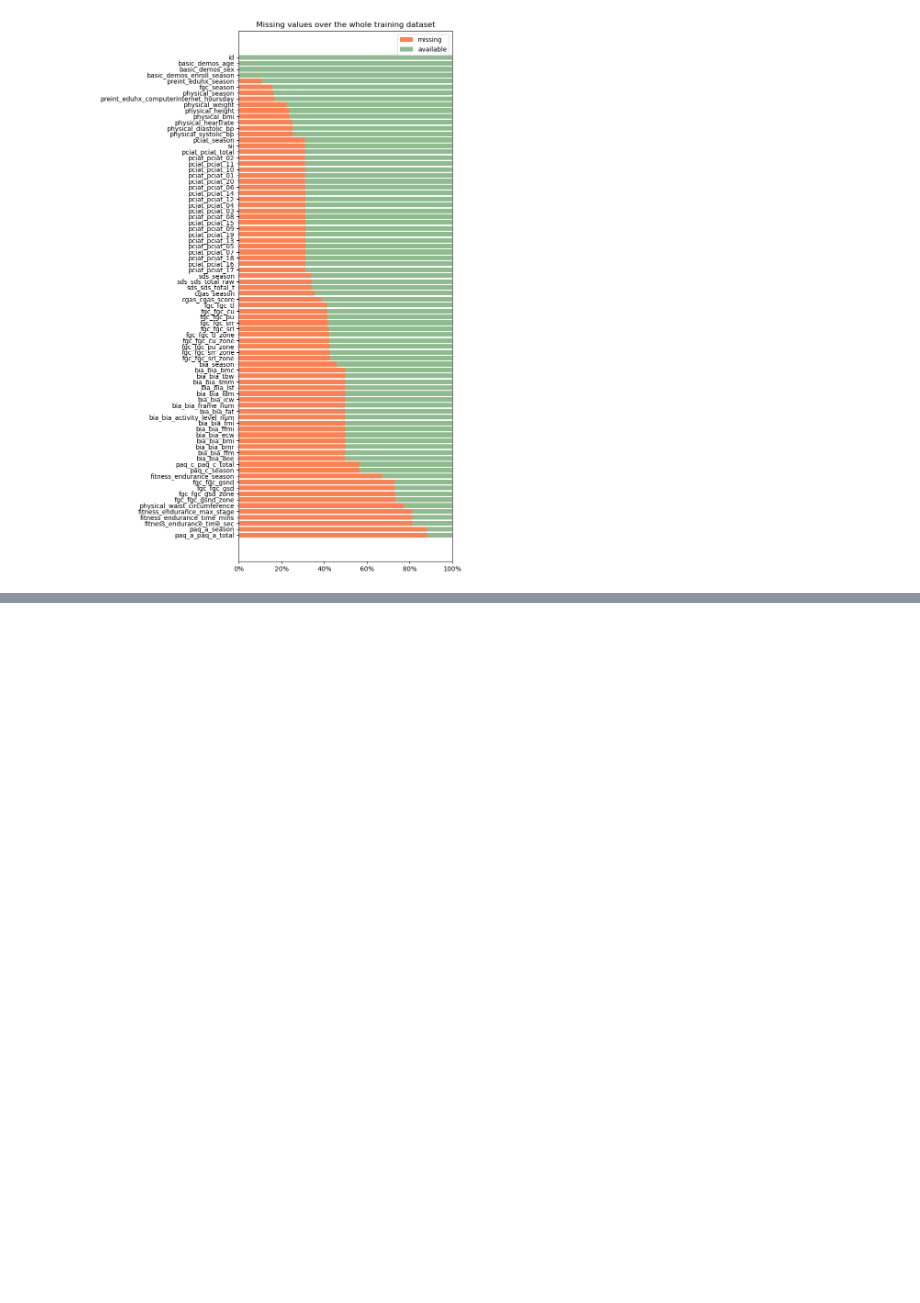
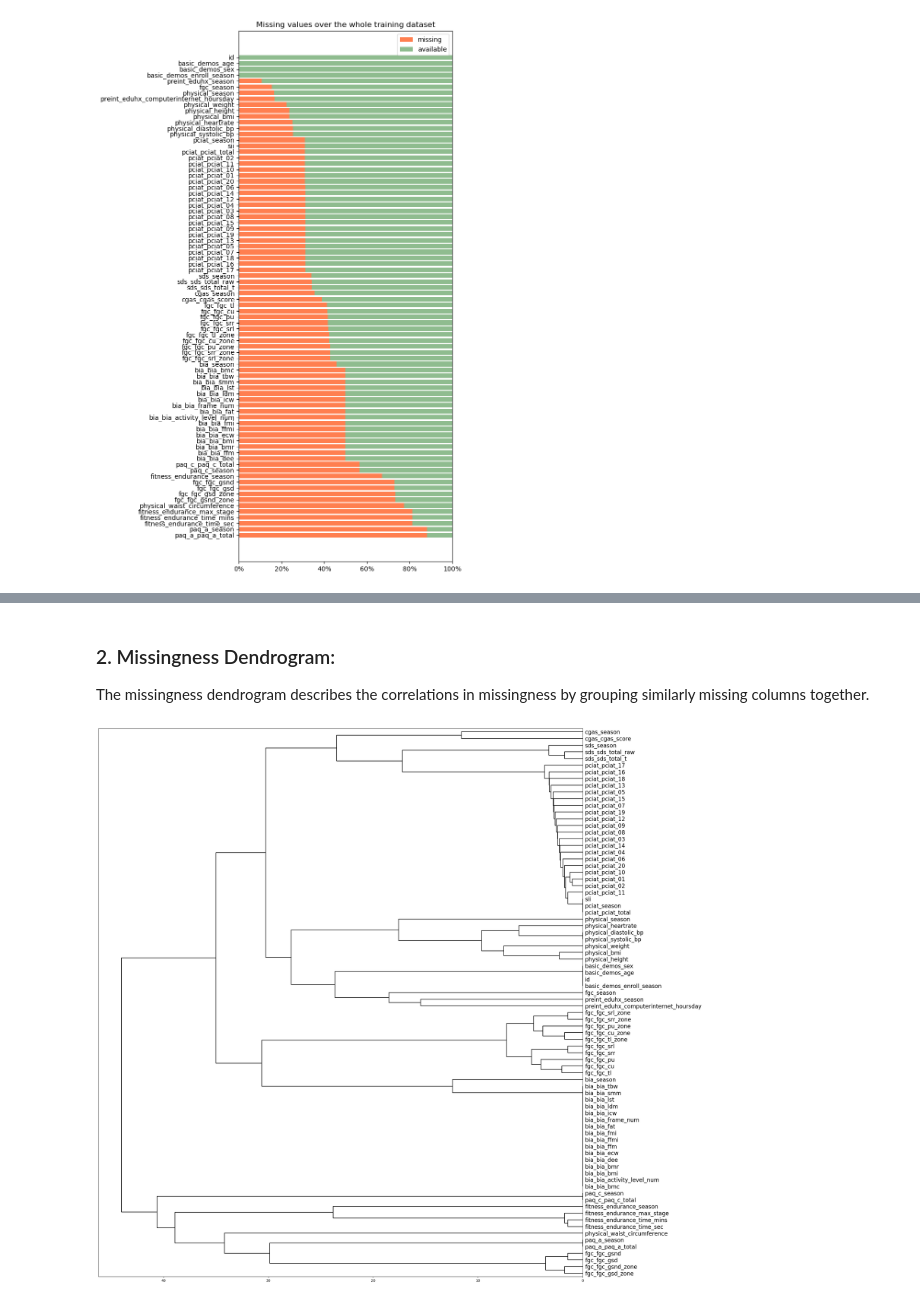
Before and after one commit to meldacoskun/missingdata-viz, a Jupyter notebook: main.ipynb, the cells around one changed output, grey strips where cells are left out. Saved outputs shown, nothing was run; the diff lists cells and outputs as text; code cells hidden in the pictures; blank space fills up the shorter version.

```diff
--- a/main.ipynb
+++ b/main.ipynb
@@ -222,19 +96,0 @@ train.describe()
-# %%
-#change unmatching dtypes
-
-for col in train.columns:
-    if col.startswith('fgc') and col.endswith('zone'):
-        # Convert to categorical if it starts with 'fgc' and ends with 'zone'
-        train[col] = train[col].astype('category')
-    elif col.startswith('pciat_pciat_') and col[-2:].isdigit():
-        # Convert to categorical if it starts with 'pciat_pciat_' and ends with a number
-        train[col] = train[col].astype('category')
-    elif col == "basic_demos_sex":
-        # Convert 'basic_demos_sex' to categorical
-        train[col] = train[col].astype('category')
-    elif col == "sii":
-        # Convert 'basic_demos_sex' to categorical
-        train[col] = train[col].astype('category')
-    elif col == "preint_eduhx_computerinternet_hoursday":
-        # Convert 'basic_demos_sex' to categorical
-        train[col] = train[col].astype('category')
@@ -298,0 +103,13 @@ AttributeError: 'Series' object has no attribute 'range'
+# %% [markdown]
+### 2. Missingness Dendrogram:
+The missingness dendrogram describes the correlations in missingness by grouping similarly missing columns together.
+# %%
+# Create the dendrogram
+try:
+    # Create the dendrogram
+    msno.dendrogram(train)
+except ValueError:
+    # Ignore the ValueError
+    pass
+# %% [output]
+[figure, added]
```
Also changed, not shown: parts of 30 cells of this notebook.
